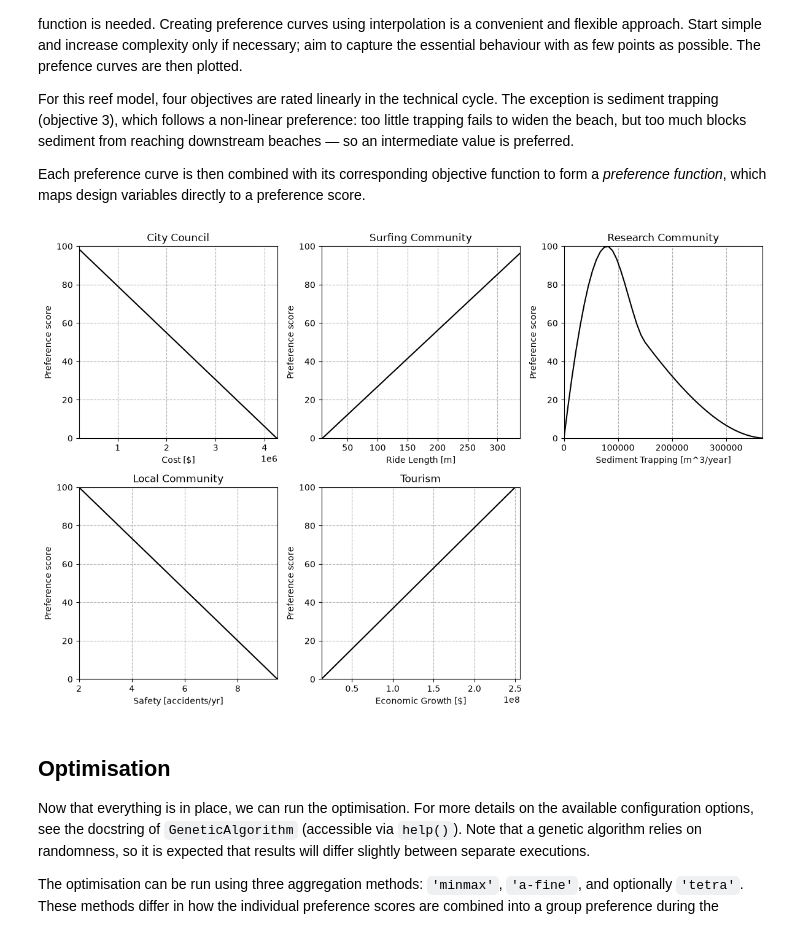
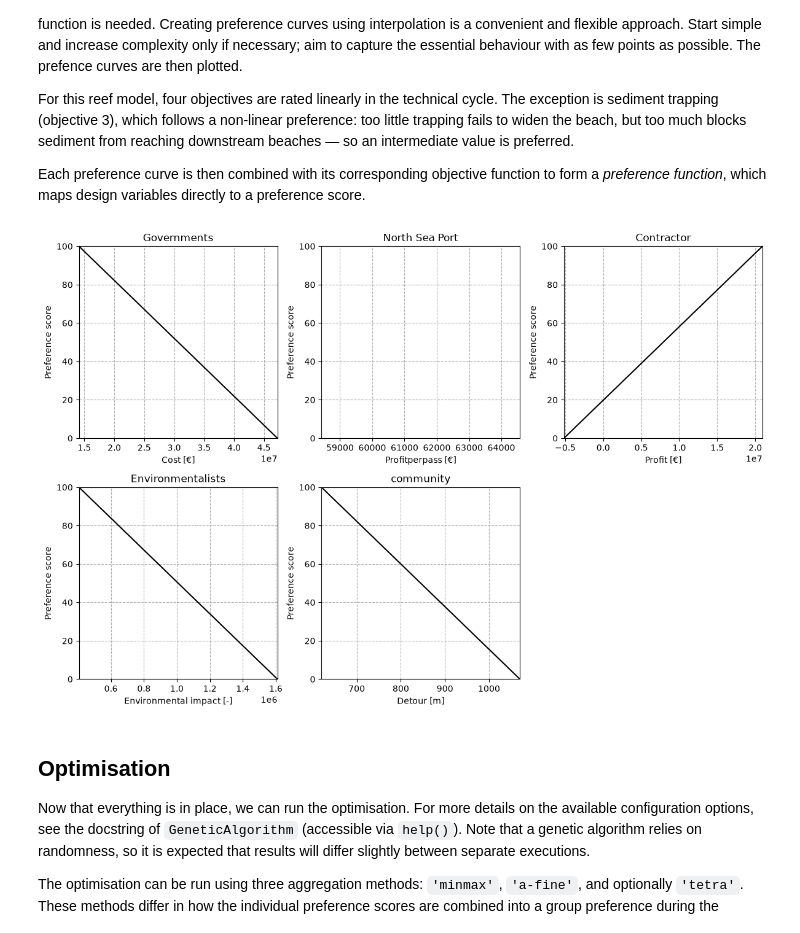
Before and after one commit to wvandenwildenberg/MCDA-week-2, a Jupyter notebook: Civil-Engineering-Systems-Design-main/EXAMPLE_Artificial_Reef.ipynb, the cells around one changed output. Cells and saved outputs as stored; diff of their text form; code cells hidden in the pictures.

```diff
--- a/Civil-Engineering-Systems-Design-main/EXAMPLE_Artificial_Reef.ipynb
+++ b/Civil-Engineering-Systems-Design-main/EXAMPLE_Artificial_Reef.ipynb
@@ -62,20 +62,19 @@ Each variable is assigned bounds that reflect physically meaningful and feasible
 # %%
 # Define the names of variables for later use in plotting and analysis
 design_variables = (
-    ('x1', 'Reef length',           'm'),
-    ('x2', 'Depth below sea level', 'm'),
-    ('x3', 'Reef peel angle',       '°'),
-    ('x4', 'Distance to shore',     'm')
+    ('x1', 'Sluice length',           'm'),
+    ('x2', 'Sluice width', 'm'),
+    ('x3', 'Sluice Depth',       'm'),
 )
 
 # set bounds for all variables
-b1 = [30, 450]      # x1
-b2 = [0.5, 3]       # x2
-b3 = [30, 90]       # x3
-b4 = [30, 750]      # x4
-bounds = [b1, b2, b3, b4]
+b1 = [290, 500]      # x1
+b2 = [40, 70]       # x2
+b3 = [12.5, 18]       # x3
 
-X_irl = [270, 2.5, 63, 450]
+bounds = [b1, b2, b3]
+
+X_irl = [500, 70, 18]
 plot_irl = True  # Can be true or False, depending on whether you want to plot the IRL point or not
 # %% [markdown]
 ## Constraints
@@ -282,11 +279,11 @@ For this reef model, four objectives are rated linearly in the technical cycle.
 Each preference curve is then combined with its corresponding objective function to form a *preference function*, which maps design variables directly to a preference score.
 # %%
 # Define preferences
-prefs_before = [[[150000, 4250000],             [100, 0]],          # preference cost
-                [[8, 350],                      [0, 100]],          # preference ride length
-                [[0, 80000, 150000, 375000],    [0, 100, 50, 0]],   # preference sediment trapping
-                [[2, 9.5],                      [100, 0]],          # preference safety
-                [[12500000, 250000000],                [0, 100]]]          # preference economic growth
+prefs_before = [[[14100000, 47250000],             [100, 0]],          # preference cost
+                [[0, 100000],                      [0, 100]],          # preference ride length
+                [[-5166000, 20943750],    [0, 100]],   # preference sediment trapping
+                [[406000, 1610000],                      [100, 0]],          # preference safety
+                [[620, 1070],                [100, 0]]]          # preference economic growth
 
 pref_after = [[[150000, 2000000, 4250000],      [100, 80, 0]],
                 [[8, 120, 350],                 [0, 60, 100]],
@@ -329,52 +326,50 @@ plt.show()
 
 
 # Defines preference functions that convert raw objective values to 0-100 preference scores
-def pref_func_1(x1, x2, x3, x4):
-    cost = objective_function_1(x1, x2, x3, x4)
+def pref_func_1(x1, x2, x3):
+    cost = Cost(x1, x2, x3)
     return pchip_interpolate(prefs[0][0], prefs[0][1], cost)
 
-def pref_func_2(x1, x2, x3, x4):
-    ride = objective_function_2(x1, x2, x3, x4)
+def pref_func_2(x1, x2, x3):
+    ride = Winnings(x1, x2, x3)
     return pchip_interpolate(prefs[1][0], prefs[1][1], ride)
 
-def pref_func_3(x1, x2, x3, x4):
-    sed = objective_function_3(x1, x2, x3, x4)
+def pref_func_3(x1, x2, x3):
+    sed = Environmentalimpact(x1, x2, x3)
     return pchip_interpolate(prefs[2][0], prefs[2][1], sed)
 
-def pref_func_4(x1, x2, x3, x4):
-    safe = objective_function_4(x1, x2, x3, x4)
+def pref_func_4(x1, x2, x3):
+    safe = Contractor(x1, x2, x3)
     return pchip_interpolate(prefs[3][0], prefs[3][1], safe)
 
-def pref_func_5(x1, x2, x3, x4):
-    econ = objective_function_5(x1, x2, x3, x4)
+def pref_func_5(x1, x2, x3):
+    econ = Detour(x1, x2, x3)
     return pchip_interpolate(prefs[4][0], prefs[4][1], econ)
 
 pref_funcs = [pref_func_1, pref_func_2, pref_func_3, pref_func_4, pref_func_5]  # list of preference functions for easier handling
 
 
 def objective(variables):
     """
     Objective function that is fed to the GA. Calles the separate preference functions that are declared above.
 
     :param variables: array with design variable values per member of the population. Can be split by using array
     slicing
     :return: 1D-array with aggregated preference scores for the members of the population.
     """
     x1 = variables[:, 0]
     x2 = variables[:, 1]
     x3 = variables[:, 2]
-    x4 = variables[:, 3]
-
     # calculate the preference scores
-    p_1 = pref_func_1(x1, x2, x3, x4)
-    p_2 = pref_func_2(x1, x2, x3, x4)
-    p_3 = pref_func_3(x1, x2, x3, x4)
-    p_4 = pref_func_4(x1, x2, x3, x4)
-    p_5 = pref_func_5(x1, x2, x3, x4)
+    p_1 = pref_func_1(x1, x2, x3)
+    p_2 = pref_func_2(x1, x2, x3)
+    p_3 = pref_func_3(x1, x2, x3)
+    p_4 = pref_func_4(x1, x2, x3)
+    p_5 = pref_func_5(x1, x2, x3)
 
     return weights, [p_1, p_2, p_3, p_4, p_5]
 # %% [output]
-[figure, old version]
+[figure, new version]
 # %% [markdown]
 ## Optimisation
 
```
Also changed, not shown: parts of 4 cells of this notebook, 1 other file.
